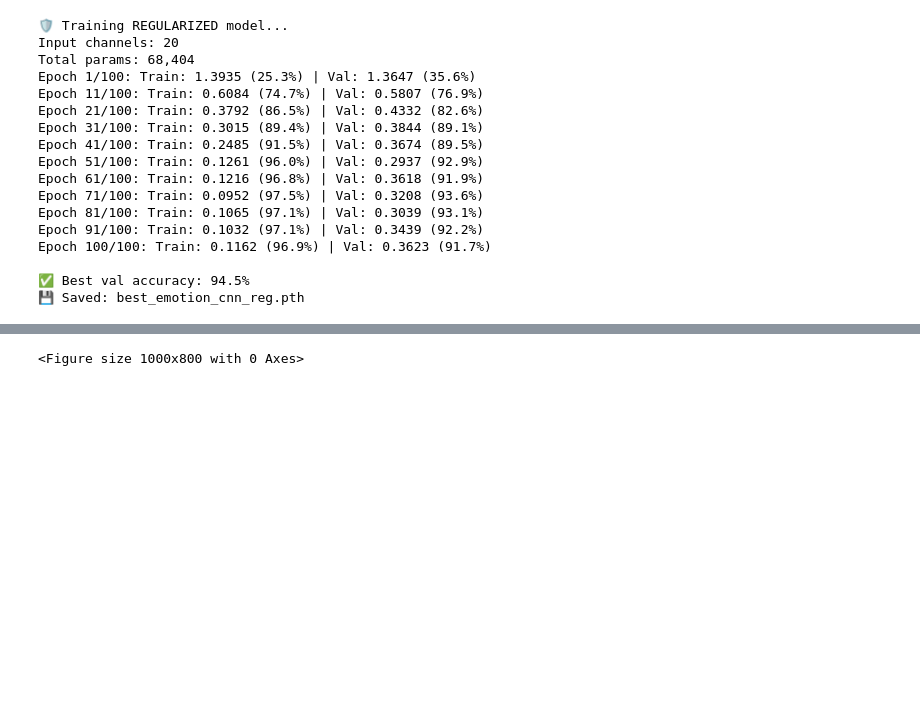
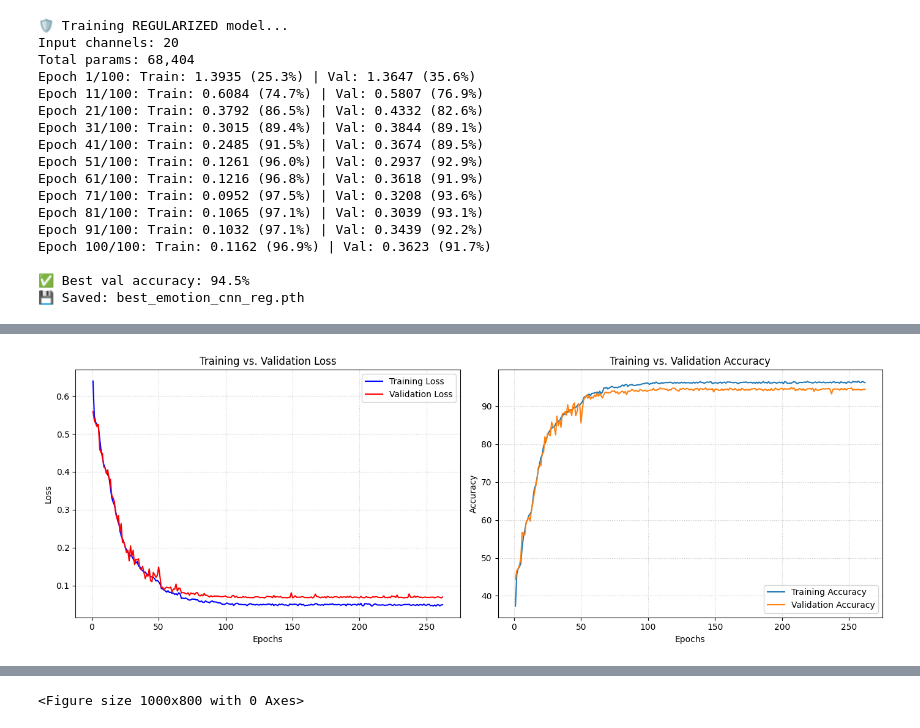
Before and after one commit to AdithyaSuresh17/EmoRec-Karios, a Jupyter notebook: AML_Generalized_from_Drive2.ipynb, the cells around one changed output, grey strips where cells are left out. Cells and saved outputs as stored; diff of their text form; code cells hidden in the pictures; blank space fills up the shorter version.

```diff
--- a/AML_Generalized_from_Drive2.ipynb
+++ b/AML_Generalized_from_Drive2.ipynb
@@ -623,3 +638,43 @@ Epoch 200/200: Train: 0.0229 (99.2%) | Val: 0.2695 (93.8%)
+# %%
+import matplotlib.pyplot as plt
+
+# Create an array of epoch numbers for the x-axis
+epochs = range(1, len(train_losses) + 1)
+
+# Set up the figure size (width, height)
+plt.figure(figsize=(14, 5))
+
+# ==========================================
+# Subplot 1: Training and Validation Loss
+# ==========================================
+plt.subplot(1, 2, 1) # 1 row, 2 columns, 1st plot
+plt.plot(epochs, train_losses, label='Training Loss', color='blue')
+plt.plot(epochs, val_losses, label='Validation Loss', color='red')
+plt.title('Training vs. Validation Loss')
+plt.xlabel('Epochs')
+plt.ylabel('Loss')
+plt.legend()
+plt.grid(True, linestyle=':', alpha=0.7)
+
+# ==========================================
+# Subplot 2: Training and Validation Accuracy
+# ==========================================
+plt.subplot(1, 2, 2) # 1 row, 2 columns, 2nd plot
+plt.plot(epochs, train_accs, label='Training Accuracy')
+plt.plot(epochs, val_accs, label='Validation Accuracy')
+plt.title('Training vs. Validation Accuracy')
+plt.xlabel('Epochs')
+plt.ylabel('Accuracy')
+plt.legend()
+plt.grid(True, linestyle=':', alpha=0.7)
+
+# Adjust layout so the plots don't overlap
+plt.tight_layout()
+
+# Display the plot
+plt.show()
+# %% [output]
+[figure, added]
 # %%
 # Load BEST regularized model
 model_reg.load_state_dict(torch.load('best_emotion_cnn_reg.pth'))
```
Also changed, not shown: parts of 11 cells of this notebook, 5 other files.
